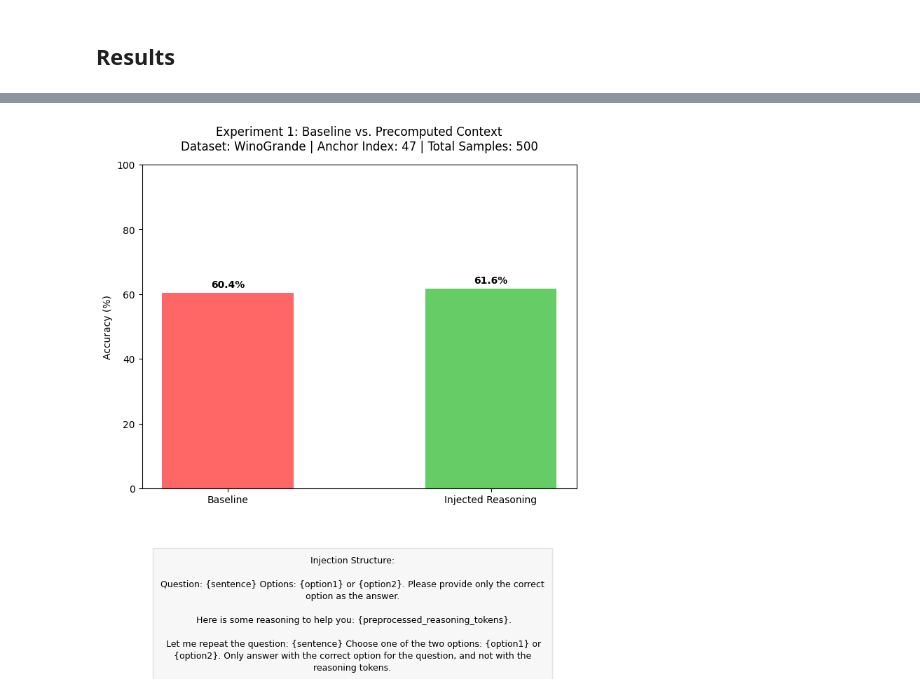
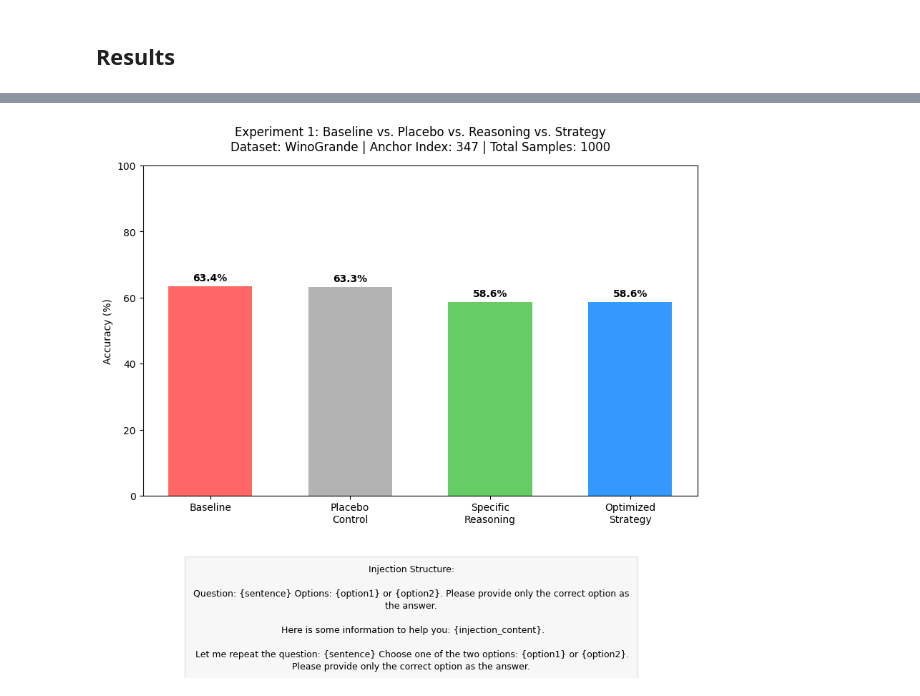
Before and after one commit to JohannesTerhorst/llm-experimente, a Jupyter notebook: 001_experiment.ipynb, the cells around one changed output, grey strips where cells are left out. Drawn from its saved outputs; the diff is of its cells as text; code cells hidden in the pictures.

Commit message:
Improved experiment 01

```diff
--- a/001_experiment.ipynb
+++ b/001_experiment.ipynb
@@ -38,4 +38,4 @@ llm_model = ChatOllama(
 # %%
 # Load WinoGrande dataset and select a subset for the experiment
 dataset = load_dataset("allenai/winogrande", "winogrande_s")
-experiment0_samples = dataset['validation'].select(range(500))
+experiment0_samples = dataset['validation'].select(range(1000))
@@ -186,63 +206,82 @@ import matplotlib.pyplot as plt
 import textwrap
 
 # 1. Safely split the log into metadata and results
+# (Assuming your JSON is loaded into the variable 'experiment_log')
 metadata = experiment_log.get("metadata", {})
 results = experiment_log.get("results", {})
 
 total_samples = len(results)
 baseline_correct = 0
 injected_correct = 0
+control_correct = 0
+strategy_correct = 0
 
 for sample_id, data in results.items():
     # Convert to lowercase and strip whitespace for fair comparison
-    solution = str(data["solution"]).strip().lower()
-    baseline = str(data["llm_baseline"]).strip().lower()
-    injected = str(data["llm_preprocessedReasoning"]).strip().lower()
+    solution = str(data.get("solution", "")).strip().lower()
+
+    # Matching your exact JSON keys
+    baseline = str(data.get("llm_baseline", "")).strip().lower()
+    injected = str(data.get("llm_preprocessedReasoning", "")).strip().lower()
+    strategy = str(data.get("llm_preprocessedOptimizedReasoning", "")).strip().lower()
+    control  = str(data.get("llm_controlPlacebo", "")).strip().lower()
 
     # Check: Is the correct word contained in the model's answer?
     if solution in baseline:
         baseline_correct += 1
     if solution in injected:
         injected_correct += 1
+    if solution in control:
+        control_correct += 1
+    if solution in strategy:
+        strategy_correct += 1
 
 # Calculate percentage accuracy
 baseline_accuracy = (baseline_correct / total_samples) * 100 if total_samples > 0 else 0
 injected_accuracy = (injected_correct / total_samples) * 100 if total_samples > 0 else 0
+control_accuracy = (control_correct / total_samples) * 100 if total_samples > 0 else 0
+strategy_accuracy = (strategy_correct / total_samples) * 100 if total_samples > 0 else 0
 
 # 📊 The Big Reveal (Console Output)
-print("📊 WinoGrande Experiment Results:")
-print("=" * 40)
+print("📊 WinoGrande Experiment Results (4-Way Comparison):")
+print("=" * 60)
 print(f"Total Samples analyzed: {total_samples}")
-print("-" * 40)
-print(f"🔴 Baseline Accuracy: {baseline_accuracy:.1f}% ({baseline_correct}/{total_samples})")
-print(f"🟢 Injected Accuracy: {injected_accuracy:.1f}% ({injected_correct}/{total_samples})")
-print("=" * 40)
+print("-" * 60)
+print(f"🔴 Baseline Accuracy:  {baseline_accuracy:.1f}% ({baseline_correct}/{total_samples})")
+print(f"⚪ Placebo Control:    {control_accuracy:.1f}% ({control_correct}/{total_samples})")
+print(f"🟢 Specific Reasoning: {injected_accuracy:.1f}% ({injected_correct}/{total_samples})")
+print(f"🔵 Optimized Strategy: {strategy_accuracy:.1f}% ({strategy_correct}/{total_samples})")
+print("=" * 60)
 
 # Hypothesis Conclusion Generator
-if injected_accuracy > baseline_accuracy:
-    print("\n🎉 Hypothesis validated: The Precomputed Context (Reasoning Transfer) measurably improved the model!")
-elif injected_accuracy == baseline_accuracy:
-    print("\n⚖️ Tie: In this sample set, the injection had no statistical effect.")
+if strategy_accuracy > injected_accuracy and strategy_accuracy > baseline_accuracy:
+    print("\n🎉 Massive Success: The Generalized Strategy outperformed both the Baseline and the Specific Reasoning! Meta-reasoning works.")
+elif injected_accuracy > strategy_accuracy and injected_accuracy > baseline_accuracy:
+    print("\n⚖️ Partial Success: Specific Reasoning helped, but the model struggled to apply the Generalized Strategy across the board.")
+elif strategy_accuracy == baseline_accuracy and injected_accuracy == baseline_accuracy:
+    print("\n⚠️ No Effect: Neither reasoning injection nor strategy injection significantly shifted the baseline performance.")
 else:
-    print("\n⚠️ Interesting: The baseline was stronger. The injected, foreign thought process confused the model here.")
+    print("\n📉 Mixed Results: Check the chart. The injections may have introduced noise rather than helpful logic.")
 
 # 📈 Generate and Save the Plot
-labels = ['Baseline', 'Injected Reasoning']
-accuracies = [baseline_accuracy, injected_accuracy]
-colors = ['#ff6666', '#66cc66'] # Red and Green styling
+labels = ['Baseline', 'Placebo\nControl', 'Specific\nReasoning', 'Optimized\nStrategy']
+accuracies = [baseline_accuracy, control_accuracy, injected_accuracy, strategy_accuracy]
+colors = ['#ff6666', '#b3b3b3', '#66cc66', '#3399ff'] # Red, Grey, Green, Blue
 
-plt.figure(figsize=(8, 6))
-bars = plt.bar(labels, accuracies, color=colors, width=0.5)
+plt.figure(figsize=(10, 6))
+bars = plt.bar(labels, accuracies, color=colors, width=0.6)
 
 # 💡 Extract Metadata for the Plot
 dataset_name = metadata.get("dataset", "Unknown")
 anchor_index = metadata.get("anchor_sample_index", "Unknown")
+# Grabbing the sample size directly from your metadata
+reported_sample_size = metadata.get("sample_size", total_samples)
 
 plt.ylabel('Accuracy (%)')
 
 # Add a multi-line title containing the experiment parameters
-plt.title(f'Experiment 1: Baseline vs. Precomputed Context\n'
-          f'Dataset: {dataset_name} | Anchor Index: {anchor_index} | Total Samples: {total_samples}',
+plt.title(f'Experiment 1: Baseline vs. Placebo vs. Reasoning vs. Strategy\n'
+          f'Dataset: {dataset_name} | Anchor Index: {anchor_index} | Total Samples: {reported_sample_size}',
           fontsize=12, pad=15)
 
 plt.ylim(0, 100) # Keep Y-axis fixed from 0 to 100 for proper scientific scale
@@ -258,8 +297,7 @@ prompt_structure = metadata.get("injected_prompt_structure", "Structure not foun
 # Wrap the text paragraph by paragraph to preserve existing intentional newlines
 wrapped_lines = []
 for line in prompt_structure.split('\n'):
-    # Wrap each line to ~85 characters so it fits nicely under the graph
-    wrapped_lines.append(textwrap.fill(line, width=85) if line else "")
+    wrapped_lines.append(textwrap.fill(line, width=95) if line else "")
 prompt_structure_display = '\n'.join(wrapped_lines)
 
 # Place the text box. va="top" ensures the box expands downwards dynamically
@@ -267,9 +305,8 @@ plt.figtext(0.5, -0.05, f"Injection Structure:\n\n{prompt_structure_display}",
             ha="center", va="top", fontsize=9, linespacing=1.4,
             bbox={"facecolor":"#f0f0f0", "alpha":0.5, "pad":8, "edgecolor":"#cccccc"})
 
-# Save the plot using the timestamp from the previous cell
-# bbox_inches='tight' will automatically resize the image canvas to include the new tall text box
-plot_filename = f"qwen_experiment_plot_{timestamp}.png"
+# Save the plot
+plot_filename = "qwen_experiment_plot_4way_final.png"
 plt.savefig(plot_filename, bbox_inches='tight', dpi=300)
 print(f"\n📸 Plot successfully saved as: {plot_filename}")
 
@@ -290 +329 @@ Total Samples analyzed: 500
-[figure, old version]
+[figure, new version]
```
Also changed, not shown: parts of 3 cells of this notebook.
